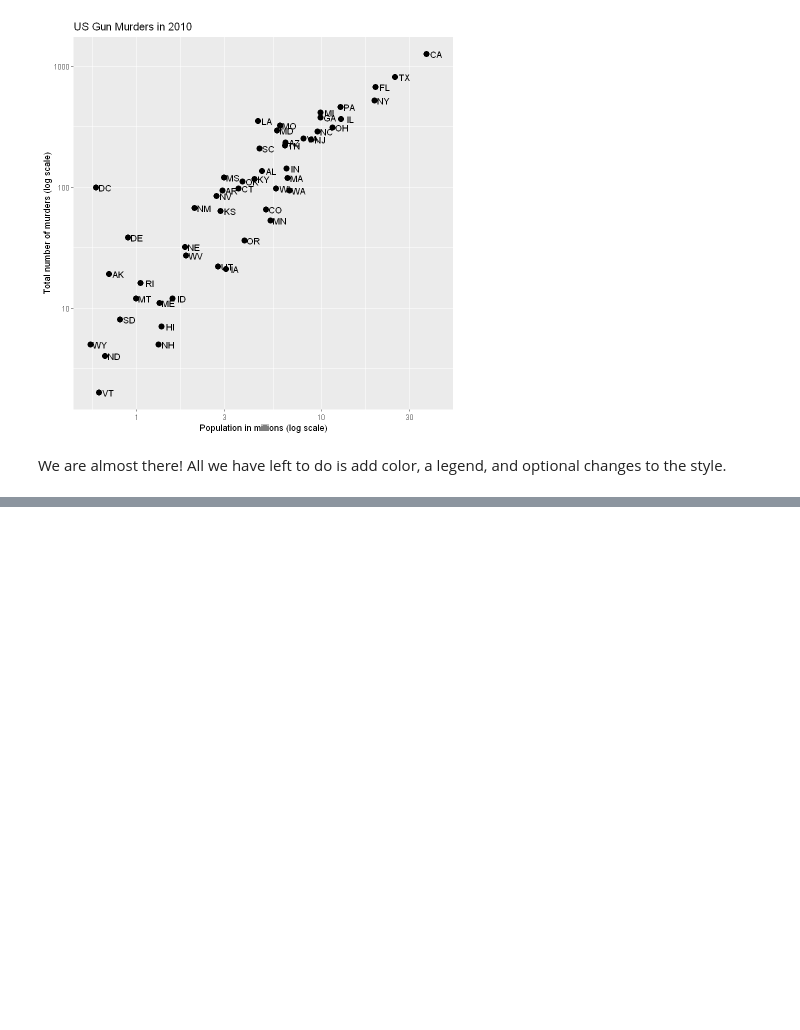
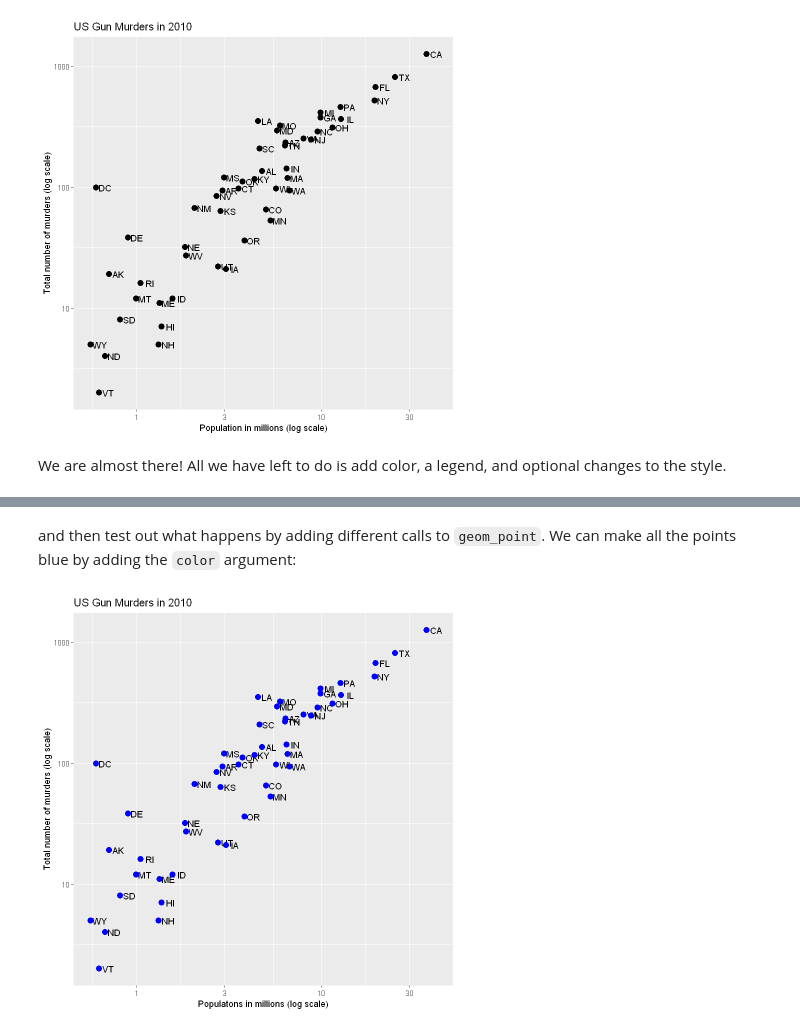
Before and after one commit to withjungjh/bsms222_168_jung, a Jupyter notebook: Ch7_ggplot2.ipynb, the cells around one changed output, grey strips where cells are left out. Saved outputs shown, nothing was run; the diff lists cells and outputs as text; code cells hidden in the pictures; blank space fills up the shorter version.

```diff
--- a/Ch7_ggplot2.ipynb
+++ b/Ch7_ggplot2.ipynb
@@ -248,0 +253,14 @@ We are almost there! All we have left to do is add color, a legend, and optional
+# %%
+p <- murders %>% ggplot(aes(population/10^6, total, label = abb)) +
+    geom_text(nudge_x = 0.05) +
+    scale_x_log10() +
+    scale_y_log10() +
+    xlab("Populatons in millions (log scale)") +
+    ylab("Total number of murders (log scale)") +
+    ggtitle("US Gun Murders in 2010")
+# %% [markdown]
+and then test out what happens by adding different calls to `geom_point`. We can make all the points blue by adding the `color` argument:
+# %%
+p + geom_point(size = 3, color = "blue")
+# %% [output]
+[figure, added]
```
Also changed, not shown: parts of 75 cells of this notebook.
